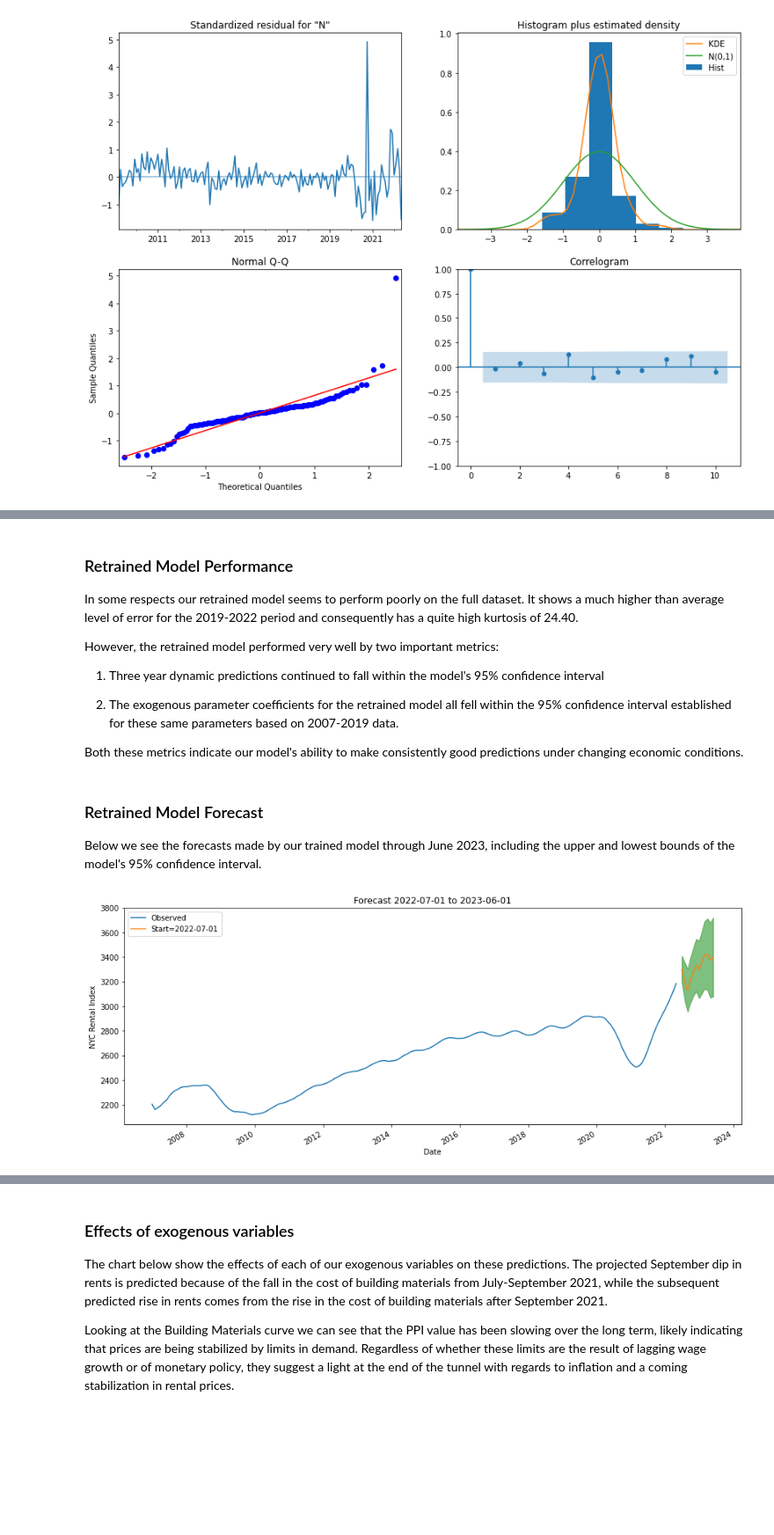
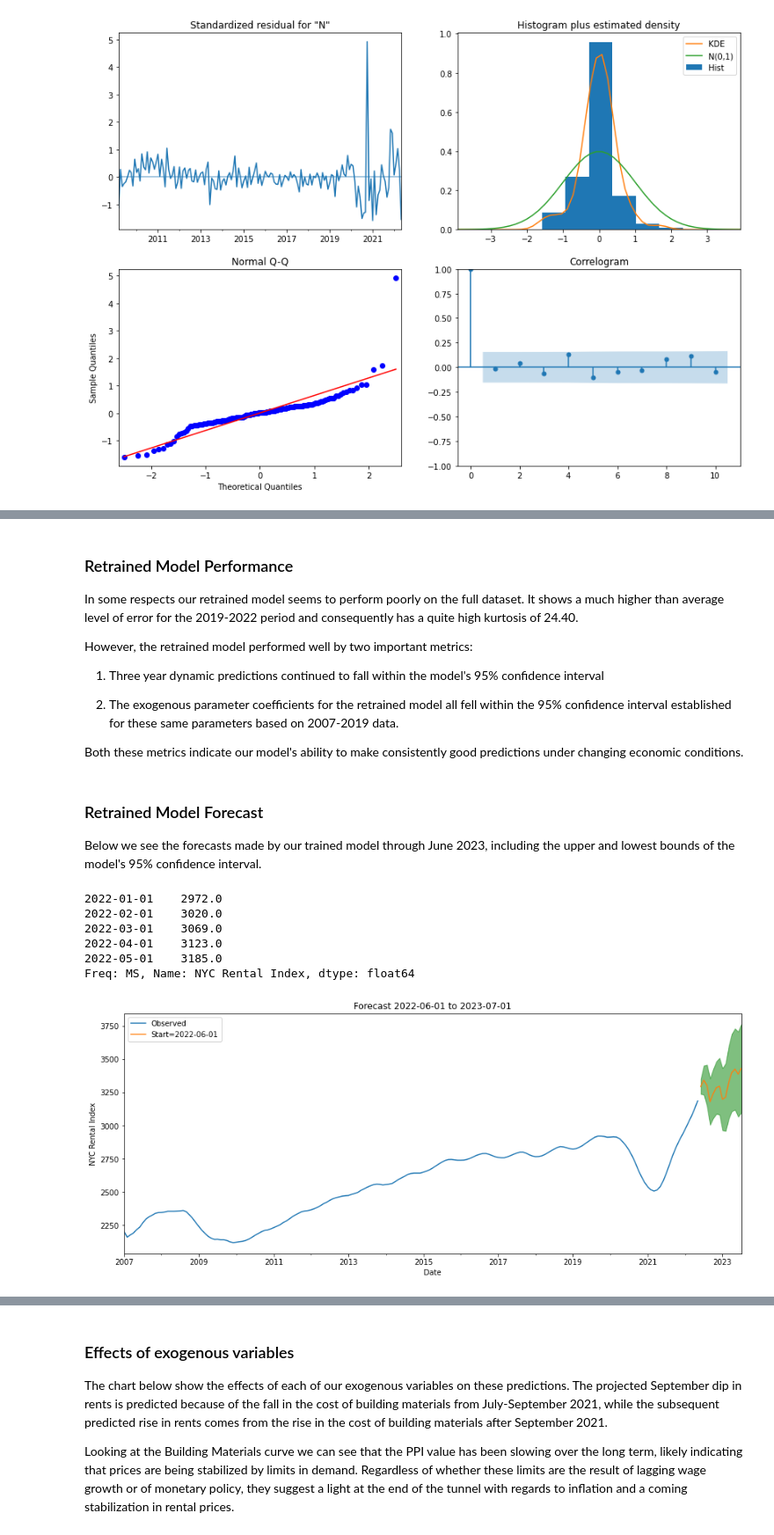
Before and after one commit to DavidKRichter/NYC-Rent-Forecasting-SARIMAX, a Jupyter notebook: index.ipynb, the cells around one changed output, grey strips where cells are left out. Shown at 88% size. Cells and saved outputs as stored; diff of their text form; code cells hidden in the pictures; blank space fills up the shorter version.

```diff
--- a/index.ipynb
+++ b/index.ipynb
@@ -224,7 +229,7 @@ In addition to including values for earlier dates than our rental values, we als
 # %%
 # Adding additional empty rows so that lagged data is retained.
 
-index = pd.date_range(pd.to_datetime('2022-07-01'), periods=12, freq='MS')
+index = pd.date_range(pd.to_datetime('2022-08-01'), periods=12, freq='MS')
 
 columns = list(all_data.columns)
 
@@ -242,0 +276,4 @@ all_data.drop('Monthly Interest', axis=1, inplace=True)
+# %%
+all_data['Rental Index 12 Month Lag'] = all_data['NYC Rental Index'].shift(periods=12)
+all_data['12 Month Increase'] = (100*all_data['NYC Rental Index']/all_data['Rental Index 12 Month Lag'])-100
+all_data['12 Month Increase'].dropna().tail()
@@ -243,3 +302,5 @@ all_data.drop('Monthly Interest', axis=1, inplace=True)
+# %%
+all_data.drop(['Rental Index 12 Month Lag', '12 Month Increase'], axis=1, inplace=True)
 # %% [markdown]
 ## Smoothing Exogenous Variables
 
@@ -1513,7 +1609,7 @@ plot_dynamic(sarimax_mod_aic,
 
 In some respects our retrained model seems to perform poorly on the full dataset. It shows a much higher than average level of error for the 2019-2022 period and consequently has a quite high kurtosis of 24.40.
 
-However, the retrained model performed very well by two important metrics:
+However, the retrained model performed well by two important metrics:
 
 1. Three year dynamic predictions continued to fall within the model's 95% confidence interval
 
@@ -1524,37 +1620,46 @@ Both these metrics indicate our model's ability to make consistently good predic
 ### Retrained Model Forecast
 
 Below we see the forecasts made by our trained model through June 2023, including the upper and lowest bounds of the model's 95% confidence interval.
+# %%
+all_data_copy['NYC Rental Index'].dropna().tail()
+# %% [output]
+2022-01-01    2972.0
+2022-02-01    3020.0
+2022-03-01    3069.0
+2022-04-01    3123.0
+2022-05-01    3185.0
+Freq: MS, Name: NYC Rental Index, dtype: float64
 # %%
-start_date = '2022-07-01'
-end_date = '2023-06-01'
+start_date = '2022-06-01'
+end_date = '2023-07-01'
 
 # Plot observed values
 ax = all_data['NYC Rental Index']['2007-01-01':].plot(label='Observed')
 
 
 pred = sarimax_mod_aic.get_prediction(start=start_date,
                           end=end_date,
                           exog=all_data_copy[sarimax_comb_2][start_date:end_date],
                           dynamic=True)
 pred_conf = pred.conf_int()
 
 # Plot predicted values
 pred.predicted_mean.plot(ax=ax, alpha=0.9, label=f'Start={str(start_date)[:10]}')
 
 # Plot the range for confidence intervals
 ax.fill_between(pred_conf.index,
                 pred_conf.iloc[:, 0],
                 pred_conf.iloc[:, 1], color='g', alpha=0.5)
 # Set axes labels
 ax.set_xlabel('Date')
 ax.set_ylabel('NYC Rental Index')
 ax.set_title(f'Forecast {start_date} to {end_date}')
 plt.legend(loc='upper left')
 
 plt.savefig('images/forecast.png')
 plt.show()
 # %% [output]
-[figure, old version]
+[figure, new version]
 # %%
 pd.concat([pred.predicted_mean, pred_conf], axis=1)
 # %% [output]
```
Also changed, not shown: parts of 37 cells of this notebook, 5 other files.
